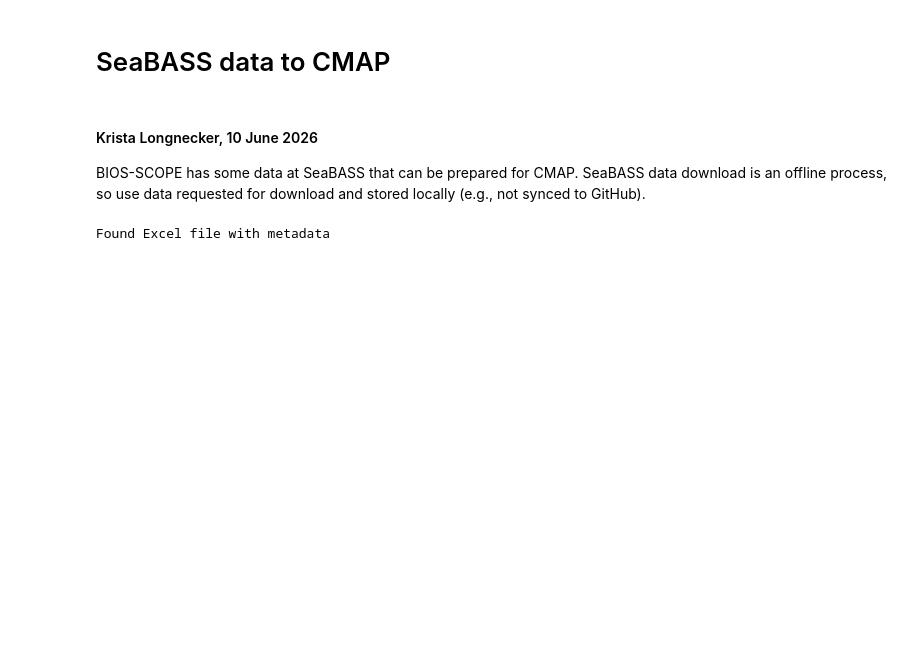
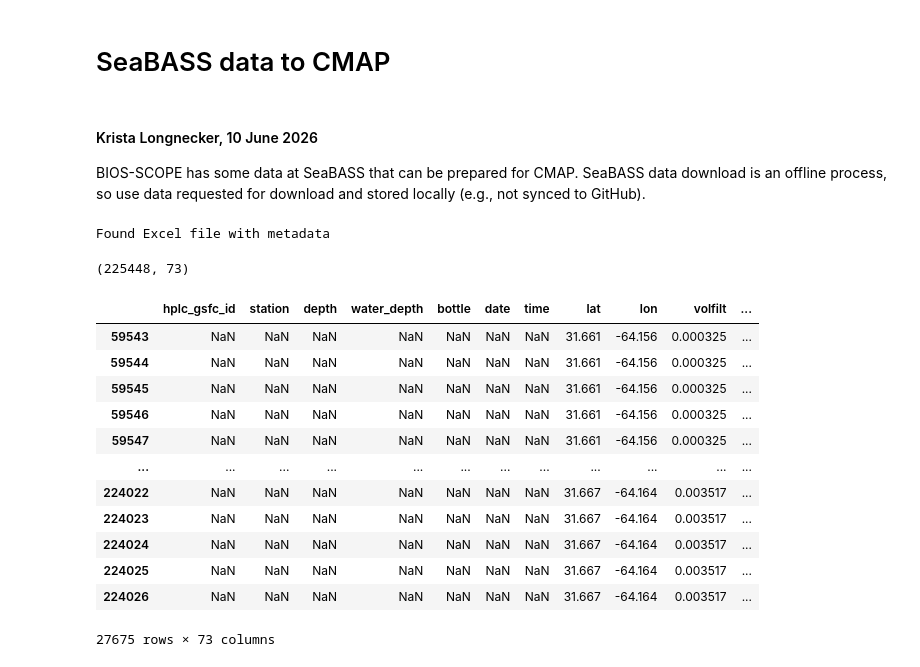
Before and after one commit to BIOS-SCOPE/BWrepos, a Jupyter notebook: convertSeaBASStoCMAP.ipynb, the cells around one changed output. Drawn from its saved outputs; the diff is of its cells as text; code cells hidden in the pictures; blank space fills up the shorter version.

```diff
--- a/convertSeaBASStoCMAP.ipynb
+++ b/convertSeaBASStoCMAP.ipynb
@@ -98,3 +216,7 @@ for idx in range(2,(len(matching_files))):
     #now delete the temporary column
     temp = temp.drop(columns = 'ts')
     df = pd.concat([df,temp],ignore_index=True)
+# %%
+df.shape
+# %% [output]
+(225448, 73)
@@ -100,0 +274,16 @@ for idx in range(2,(len(matching_files))):
+# %%
+one
+# %% [output]
+|  | hplc_gsfc_id | station | depth | water_depth | bottle | date | time | lat | lon | volfilt | ... |
+| 59543 | NaN | NaN | NaN | NaN | NaN | NaN | NaN | 31.661 | -64.156 | 0.000325 | ... |
+| 59544 | NaN | NaN | NaN | NaN | NaN | NaN | NaN | 31.661 | -64.156 | 0.000325 | ... |
+| 59545 | NaN | NaN | NaN | NaN | NaN | NaN | NaN | 31.661 | -64.156 | 0.000325 | ... |
+| 59546 | NaN | NaN | NaN | NaN | NaN | NaN | NaN | 31.661 | -64.156 | 0.000325 | ... |
+| 59547 | NaN | NaN | NaN | NaN | NaN | NaN | NaN | 31.661 | -64.156 | 0.000325 | ... |
+| ... | ... | ... | ... | ... | ... | ... | ... | ... | ... | ... | ... |
+| 224022 | NaN | NaN | NaN | NaN | NaN | NaN | NaN | 31.667 | -64.164 | 0.003517 | ... |
+| 224023 | NaN | NaN | NaN | NaN | NaN | NaN | NaN | 31.667 | -64.164 | 0.003517 | ... |
+| 224024 | NaN | NaN | NaN | NaN | NaN | NaN | NaN | 31.667 | -64.164 | 0.003517 | ... |
+| 224025 | NaN | NaN | NaN | NaN | NaN | NaN | NaN | 31.667 | -64.164 | 0.003517 | ... |
+| 224026 | NaN | NaN | NaN | NaN | NaN | NaN | NaN | 31.667 | -64.164 | 0.003517 | ... |
+27675 rows × 73 columns
```
Also changed, not shown: parts of 18 cells of this notebook, 2 other files.
